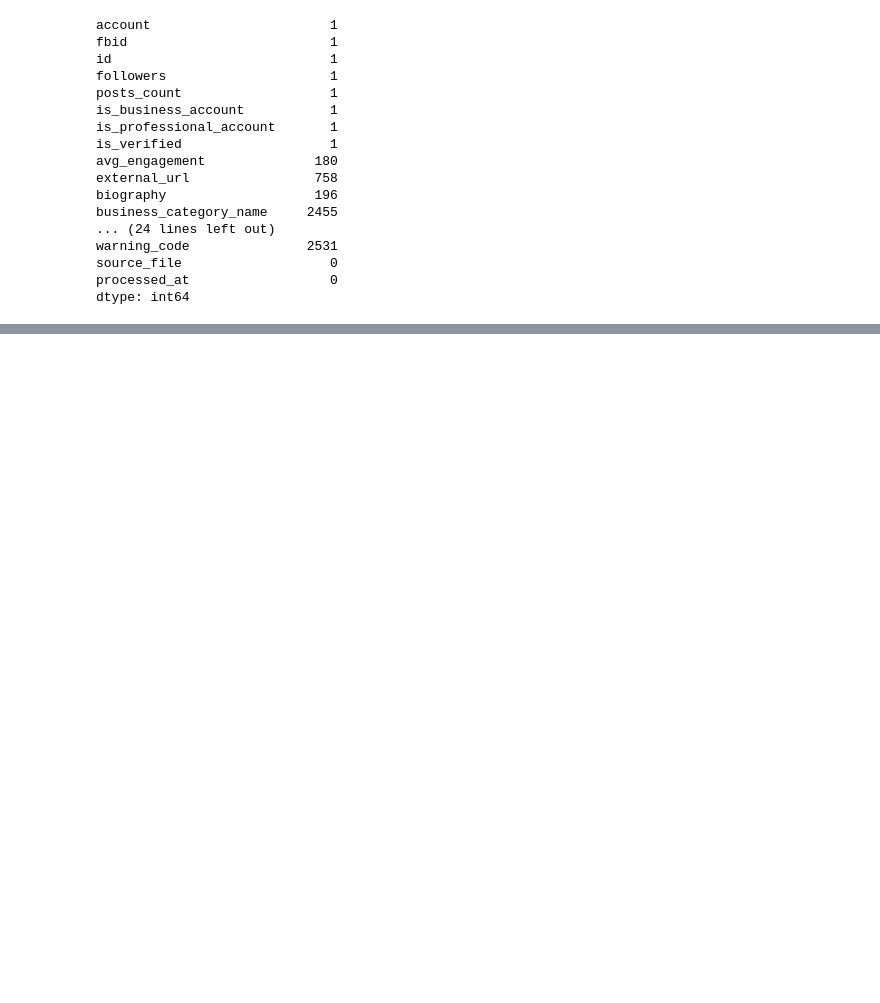
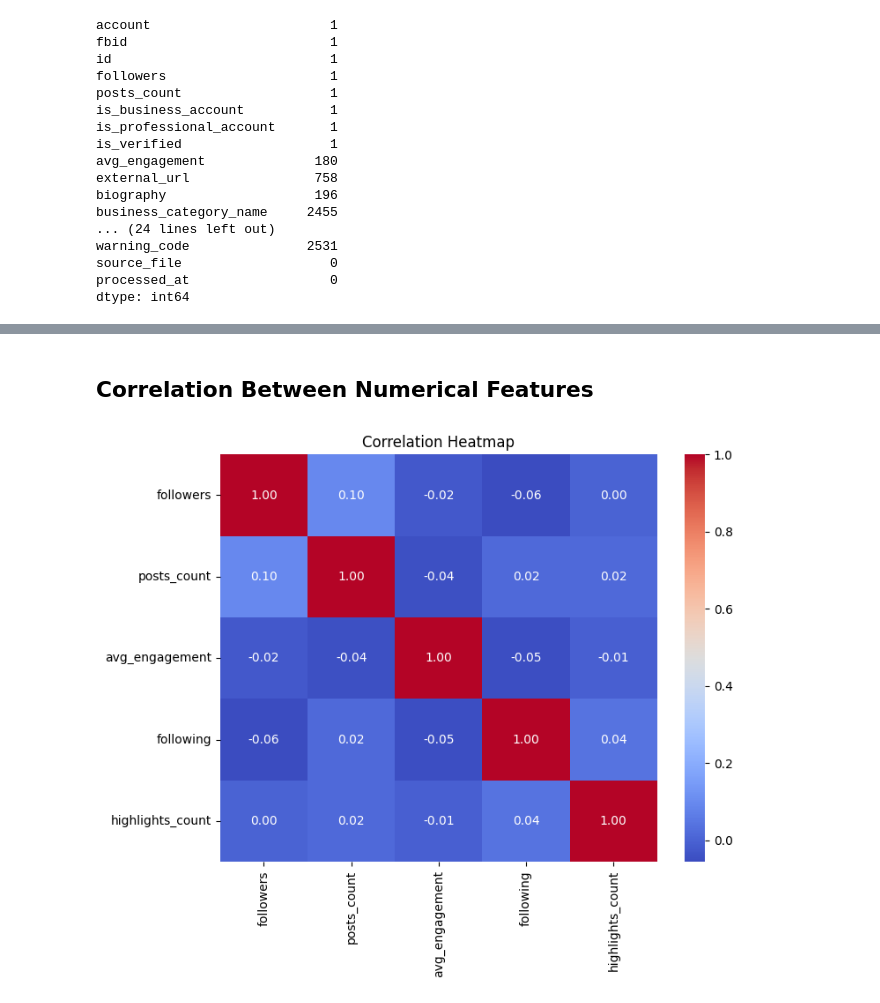
Before and after one commit to Emily-Ngahu/Creator-Brand-Recommender, a Jupyter notebook: Content_based_recommender.ipynb, the cells around one changed output, grey strips where cells are left out. Drawn from its saved outputs; the diff is of its cells as text; code cells hidden in the pictures; blank space fills up the shorter version.

```diff
--- a/Content_based_recommender.ipynb
+++ b/Content_based_recommender.ipynb
@@ -222,0 +282,13 @@ df.shape
+# %% [markdown]
+## Correlation Between Numerical Features
+# %%
+# Correlation matrix
+correlation_matrix = df[['followers', 'posts_count', 'avg_engagement', 'following', 'highlights_count']].corr()
+
+# Plot heatmap
+plt.figure(figsize=(8, 6))
+sns.heatmap(correlation_matrix, annot=True, cmap='coolwarm', fmt='.2f', cbar=True)
+plt.title('Correlation Heatmap')
+plt.show()
+# %% [output]
+[figure, added]
```
Also changed, not shown: parts of 23 cells of this notebook, 1 other file.
